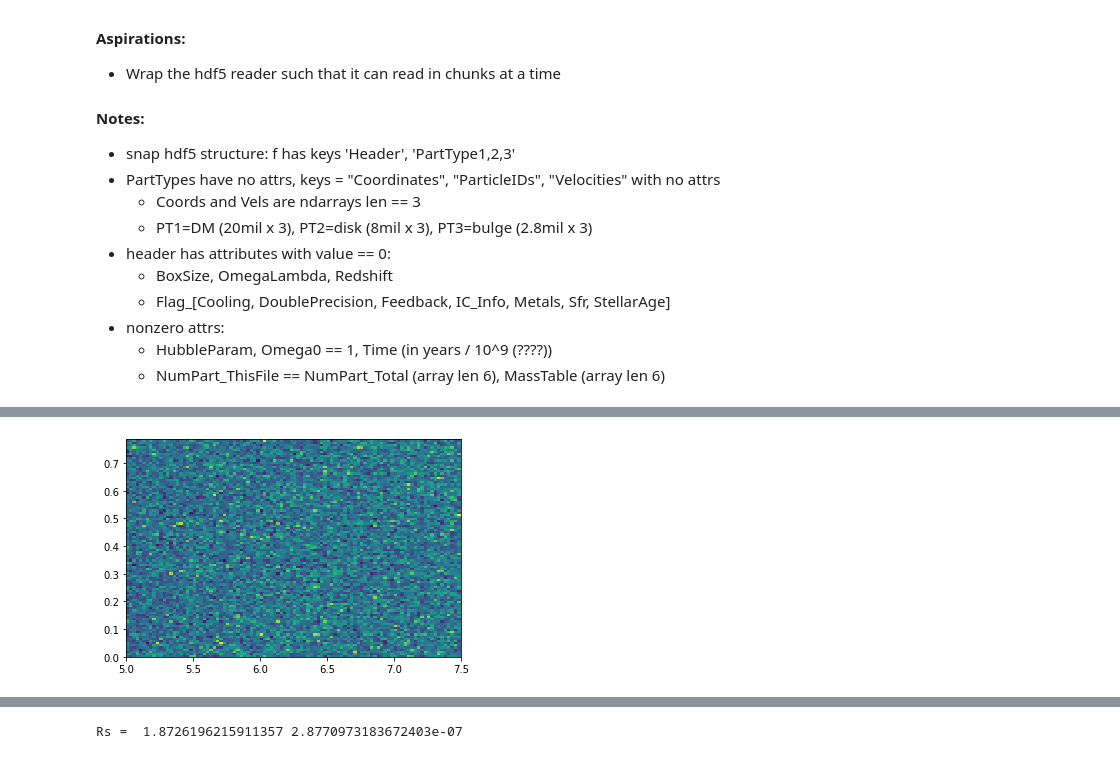
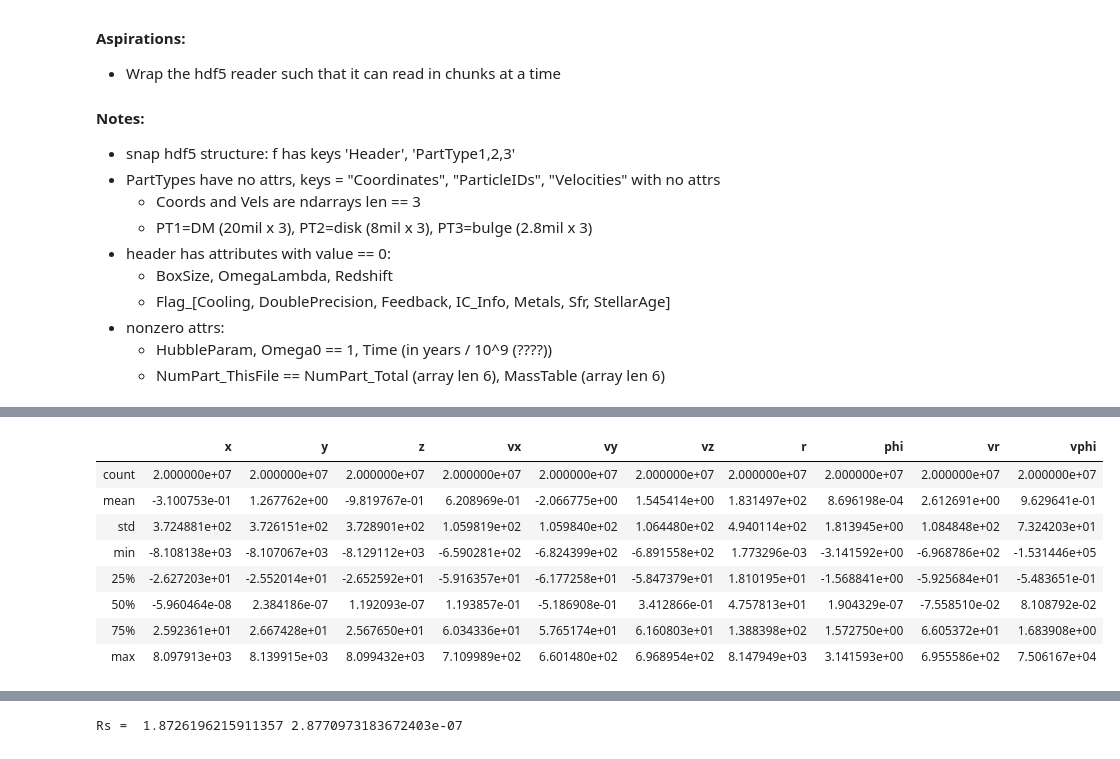
Before and after one commit to njhilliard/trojan-neighborhood, a Jupyter notebook: workbook.ipynb, the cells around one changed output, grey strips where cells are left out. Saved outputs shown, nothing was run; the diff lists cells and outputs as text; code cells hidden in the pictures.

```diff
--- a/workbook.ipynb
+++ b/workbook.ipynb
@@ -78,6 +66,12 @@ Name: z, dtype: float64
-# %%
-h, redg, thedg, img = plt.hist2d(df["r"][df['z'].abs() > 1], df["theta"][df['z'].abs() > 1],
-                                 bins=[100,100], range=[[5, 7.5],[0,np.pi/4]], density=True)
-# NEXT TODO: use (z cutoff) & (theta cutoff) & (r cutoff), then plot x&y
-# %% [output]
-[figure, removed]
+# %%
+df.describe()
+# %% [output]
+|  | x | y | z | vx | vy | vz | r | phi | vr | vphi |
+| count | 2.000000e+07 | 2.000000e+07 | 2.000000e+07 | 2.000000e+07 | 2.000000e+07 | 2.000000e+07 | 2.000000e+07 | 2.000000e+07 | 2.000000e+07 | 2.000000e+07 |
+| mean | -3.100753e-01 | 1.267762e+00 | -9.819767e-01 | 6.208969e-01 | -2.066775e+00 | 1.545414e+00 | 1.831497e+02 | 8.696198e-04 | 2.612691e+00 | 9.629641e-01 |
+| std | 3.724881e+02 | 3.726151e+02 | 3.728901e+02 | 1.059819e+02 | 1.059840e+02 | 1.064480e+02 | 4.940114e+02 | 1.813945e+00 | 1.084848e+02 | 7.324203e+01 |
+| min | -8.108138e+03 | -8.107067e+03 | -8.129112e+03 | -6.590281e+02 | -6.824399e+02 | -6.891558e+02 | 1.773296e-03 | -3.141592e+00 | -6.968786e+02 | -1.531446e+05 |
+| 25% | -2.627203e+01 | -2.552014e+01 | -2.652592e+01 | -5.916357e+01 | -6.177258e+01 | -5.847379e+01 | 1.810195e+01 | -1.568841e+00 | -5.925684e+01 | -5.483651e-01 |
+| 50% | -5.960464e-08 | 2.384186e-07 | 1.192093e-07 | 1.193857e-01 | -5.186908e-01 | 3.412866e-01 | 4.757813e+01 | 1.904329e-07 | -7.558510e-02 | 8.108792e-02 |
+| 75% | 2.592361e+01 | 2.667428e+01 | 2.567650e+01 | 6.034336e+01 | 5.765174e+01 | 6.160803e+01 | 1.388398e+02 | 1.572750e+00 | 6.605372e+01 | 1.683908e+00 |
+| max | 8.097913e+03 | 8.139915e+03 | 8.099432e+03 | 7.109989e+02 | 6.601480e+02 | 6.968954e+02 | 8.147949e+03 | 3.141593e+00 | 6.955586e+02 | 7.506167e+04 |
```
Also changed, not shown: parts of 13 cells of this notebook.
